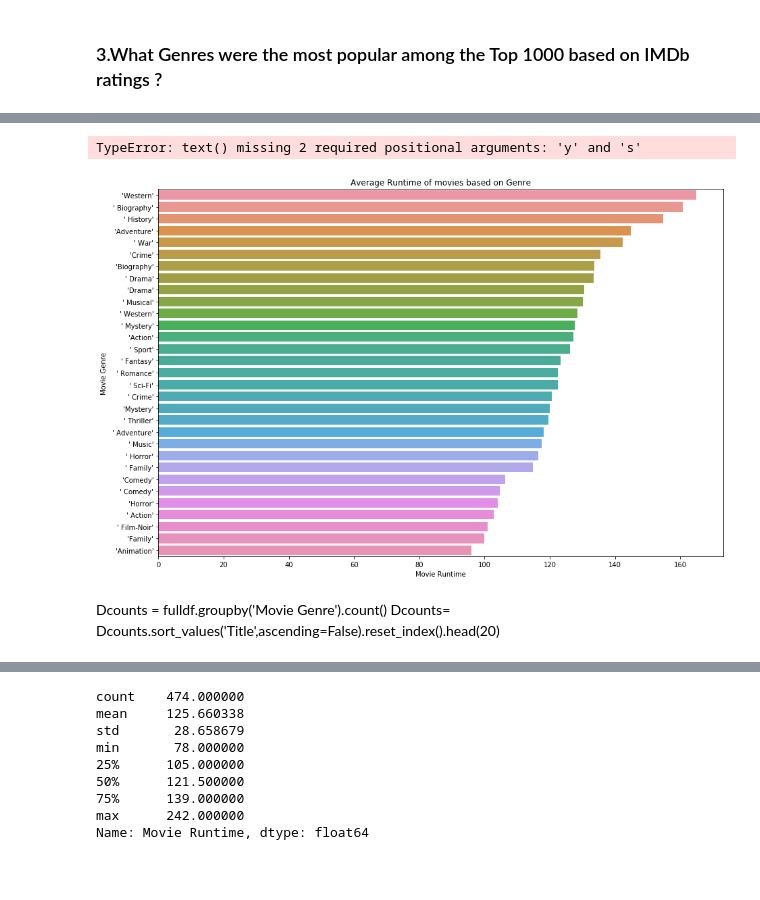
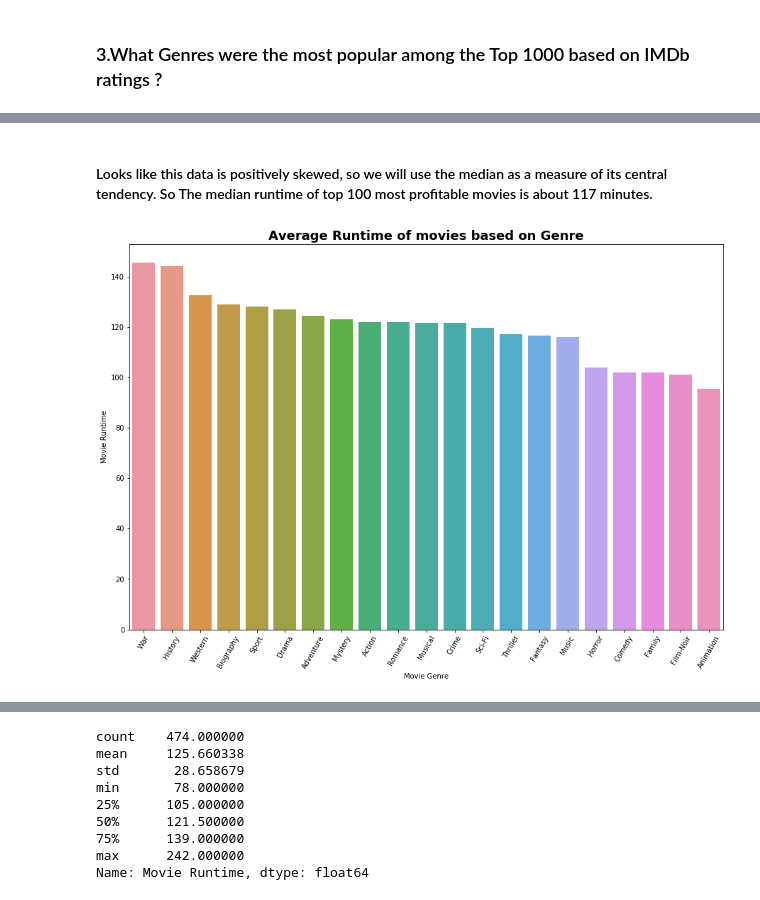
Before and after one commit to naik-sachin/project1, a Jupyter notebook: Notebooks/Visualization.ipynb, the cells around one changed output, grey strips where cells are left out. Drawn from its saved outputs; the diff is of its cells as text; code cells hidden in the pictures; blank space fills up the shorter version.

Commit message:
"Added  visuals"

```diff
--- a/Notebooks/Visualization.ipynb
+++ b/Notebooks/Visualization.ipynb
@@ -192,5 +192,5 @@ single_genre_df = single_genre_df.groupby('Movie Genre').median()
 # %%
 #sort the profit percent  data in descending form
-single_genre_df=single_genre_df.sort_values('Profit percent',ascending=False).reset_index()
+single_genre_median_df=single_genre_median_df.sort_values('Profit percent',ascending=False).reset_index()
 # %%
 #single_genre_df.head(len(single_genre_df))# Display the Data to make sure its as desired.
@@ -208,2 +212,2 @@ bargraph(single_genre_df,single_genre_df['Profit percent'],single_genre_df['Movi
 # %%
-single_genre_df=single_genre_df.sort_values('Votes',ascending=False)
+single_genre_df = single_genre_df.sort_values('Votes',ascending=False).reset_index()
@@ -224,3 +213,0 @@ bargraph(single_genre_df,single_genre_df['Votes'],single_genre_df['Movie Genre']
-# %%
-genres = list(single_genre_df['Movie Genre'].unique())
-single_genre_df = fulldf.explode('Movie Genre')
@@ -259,2 +281,4 @@ fulldf.head()
+# %% [markdown]
+#### Looks like this data is positively skewed, so we will use the median as a measure of its central tendency. So The median runtime of top 100 most profitable movies is about 117 minutes.
 # %%
 single_genre_df=single_genre_df.sort_values('Movie Runtime',ascending=False).reset_index()
@@ -261,9 +287,11 @@ single_genre_df=single_genre_df.sort_values('Movie Runtime',ascending=False).res
 # %%
-bargraph(single_genre_df,single_genre_df['Movie Runtime'],single_genre_df['Movie Genre'],"Average Runtime of movies based on Genre")
+#bargraph(single_genre_df,single_genre_df['Movie Runtime'],single_genre_df['Movie Genre'],"Average Runtime of movies based on Genre")
 #plt.text('2', ha='center', va='bottom')
+"""Look at the Proft Percent Return For each Genre """
+plt.figure(figsize=(15,10))
+graph=sns.barplot(y=single_genre_df['Movie Runtime'],x=single_genre_df['Movie Genre'])
+plt.title("Average Runtime of movies based on Genre",weight='bold').set_fontsize('18')
+graph.set_xticklabels(graph.get_xticklabels(), rotation=60)
+plt.show()
 # %% [output]
-TypeError: text() missing 2 required positional arguments: 'y' and 's'
-[figure, old version]
+[figure, new version]
-# %% [markdown]
-Dcounts = fulldf.groupby('Movie Genre').count()
-Dcounts= Dcounts.sort_values('Title',ascending=False).reset_index().head(20)
```
Also changed, not shown: parts of 58 cells of this notebook.
